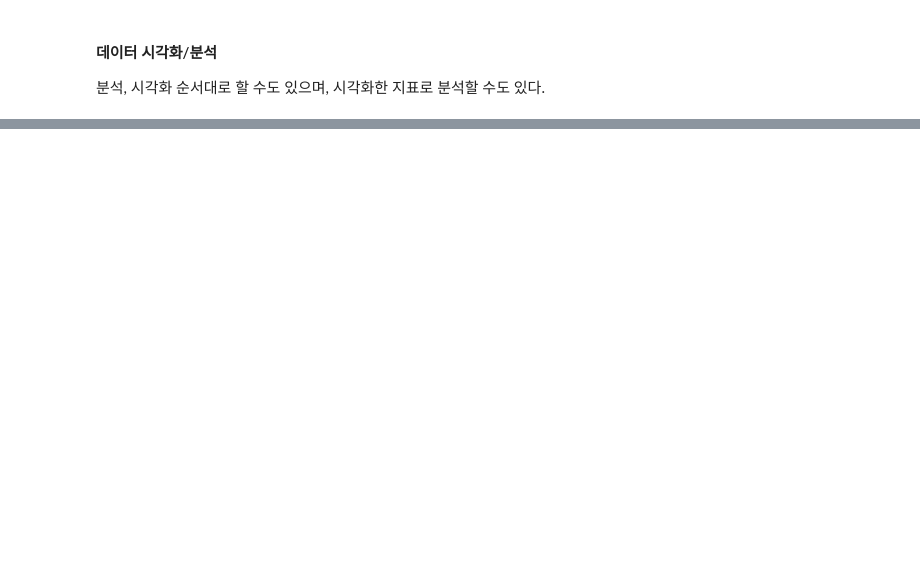
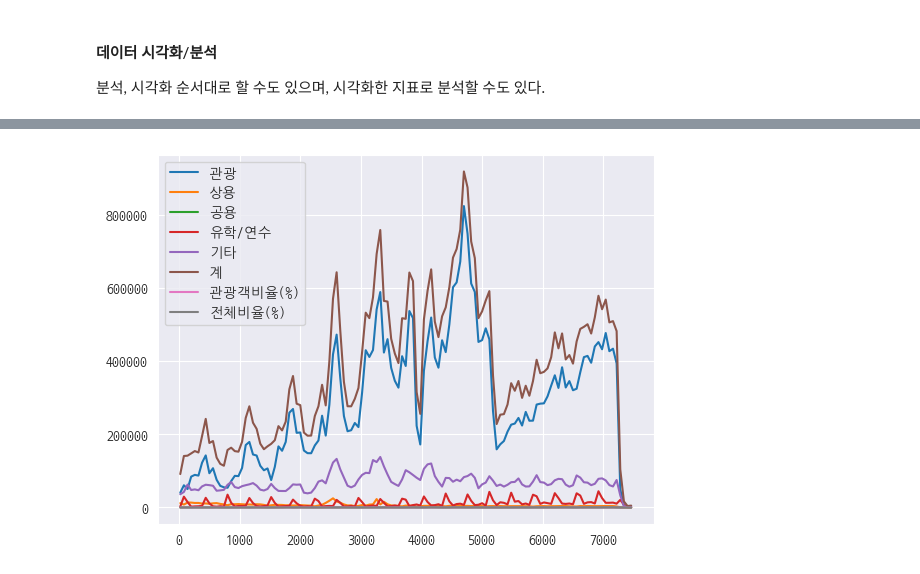
Before and after one commit to Koeyh/bigdata-analysis-2024, a Jupyter notebook: day03/da09_코로나바이러스영향_중국인관광객수_감소분석.ipynb, the cells around one changed output, grey strips where cells are left out. Saved outputs shown, nothing was run; the diff lists cells and outputs as text; code cells hidden in the pictures; blank space fills up the shorter version.

```diff
--- a/day03/da09_코로나바이러스영향_중국인관광객수_감소분석.ipynb
+++ b/day03/da09_코로나바이러스영향_중국인관광객수_감소분석.ipynb
@@ -222,0 +527,5 @@ df_china = df_sample[condition]
+# %%
+df_china.plot()
+plt.show()
+# %% [output]
+[figure, added]
```
Also changed, not shown: parts of 28 cells of this notebook, 1 other file.
